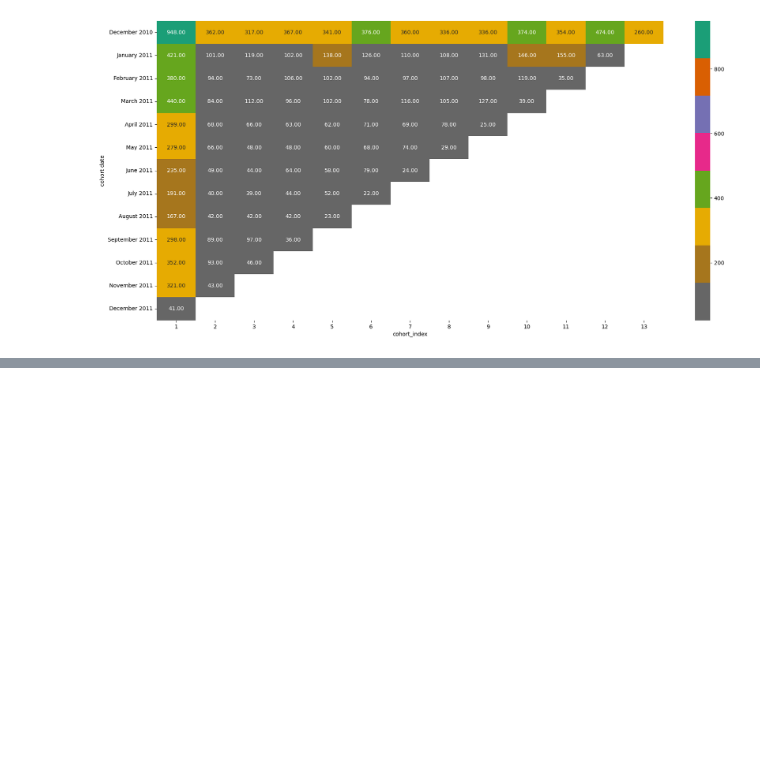
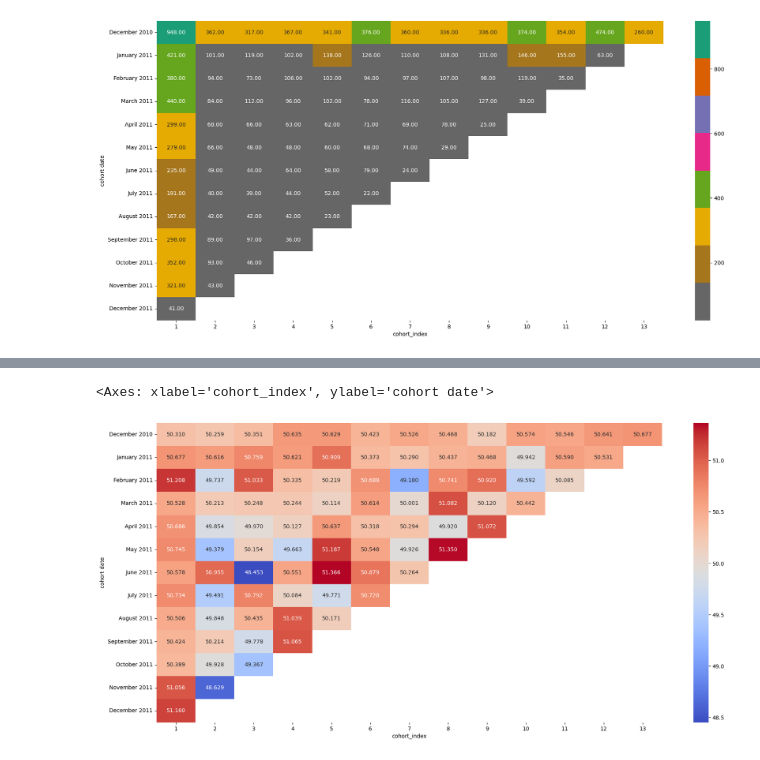
Before and after one commit to DaVinciAyo/Cohort-ecom, a Jupyter notebook: notebooks/ecom.ipynb, the cells around one changed output, grey strips where cells are left out. Saved outputs shown, nothing was run; the diff lists cells and outputs as text; code cells hidden in the pictures; blank space fills up the shorter version.

```diff
--- a/notebooks/ecom.ipynb
+++ b/notebooks/ecom.ipynb
@@ -627,0 +695,6 @@ sns.heatmap(cohort_table, annot = True, cmap = 'Dark2_r',  fmt = '.2f')
+# %%
+average_quantity = data.groupby(["cohort date", "cohort_index"])["Quantity"].mean().reset_index()
+average_quantity["Quantity"] = average_quantity["Quantity"].round(3)
+# %%
+average_quantity.rename(columns = {"Quantity": "average quantity"}, inplace = True)
+average_quantity
@@ -627,0 +715,4 @@ sns.heatmap(cohort_table, annot = True, cmap = 'Dark2_r',  fmt = '.2f')
+# %%
+quantity_table = average_quantity.pivot(index = "cohort date", columns = ["cohort_index"], values = "average quantity")
+quantity_table.index = quantity_table.index.strftime('%B %Y')
+quantity_table
@@ -627,0 +735,6 @@ sns.heatmap(cohort_table, annot = True, cmap = 'Dark2_r',  fmt = '.2f')
+# %%
+plt.figure(figsize = (21,10))
+sns.heatmap(quantity_table, annot = True, cmap = 'coolwarm', fmt = '.3f')
+# %% [output]
+<Axes: xlabel='cohort_index', ylabel='cohort date'>
+[figure, added]
```
Also changed, not shown: parts of 16 cells of this notebook.
